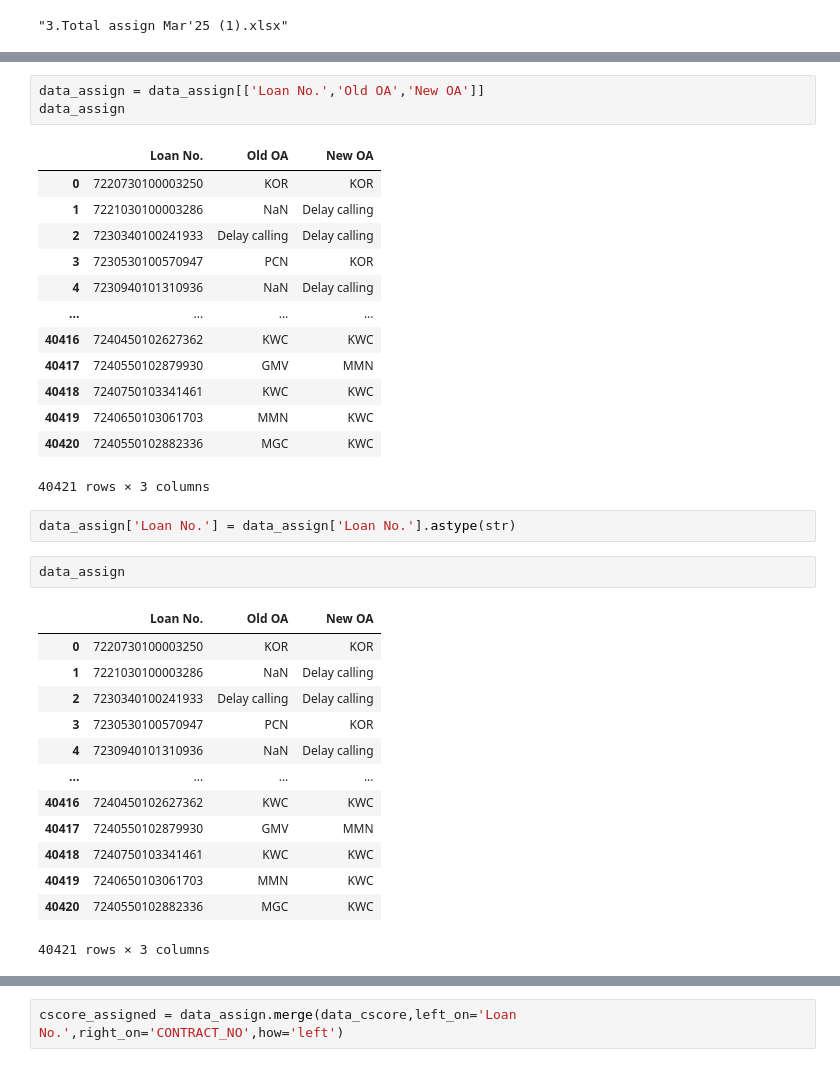
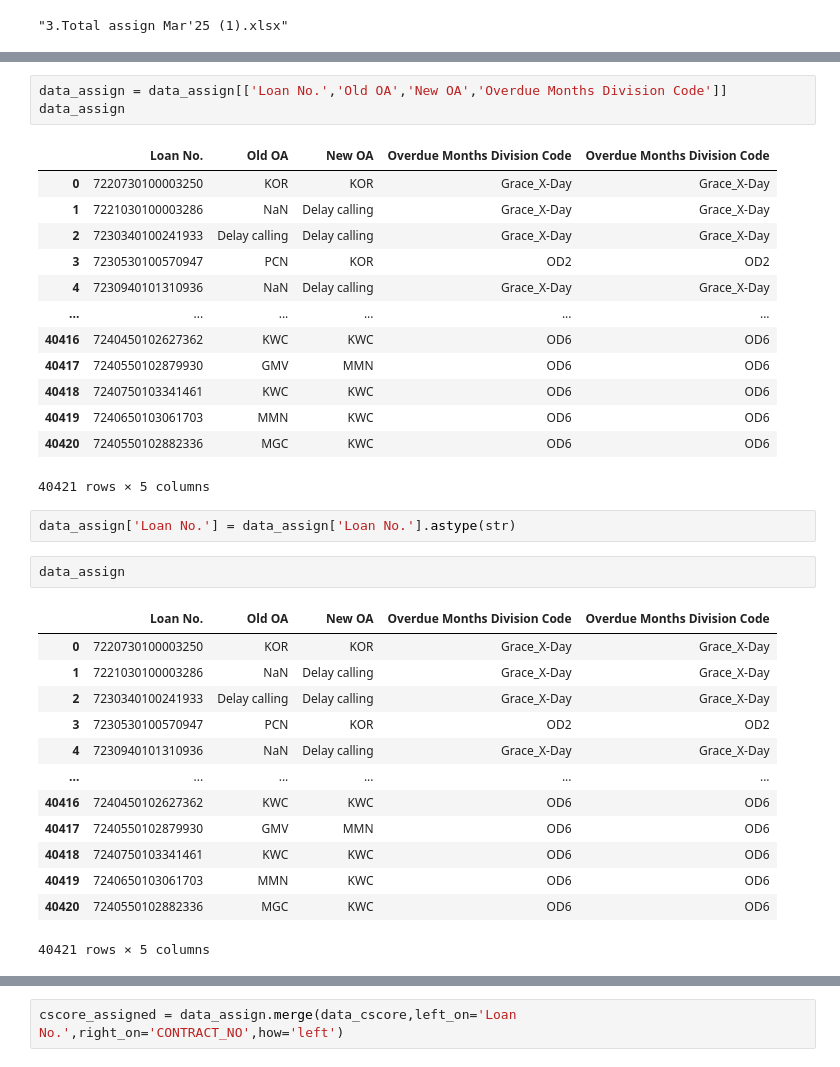
Before and after one commit to Sireetron/kbj_automation, a Jupyter notebook: Performance/cscore.ipynb, the cells around one changed output, grey strips where cells are left out. Saved outputs shown, nothing was run; the diff lists cells and outputs as text.

```diff
--- a/Performance/cscore.ipynb
+++ b/Performance/cscore.ipynb
@@ -556,38 +552,38 @@ file[0].split('\\')[1]
 # %%
-data_assign = data_assign[['Loan No.','Old OA','New OA']]
+data_assign = data_assign[['Loan No.','Old OA','New OA','Overdue Months Division Code']]
 data_assign
 # %% [output]
-|  | Loan No. | Old OA | New OA |
-| 0 | 7220730100003250 | KOR | KOR |
-| 1 | 7221030100003286 | NaN | Delay calling |
-| 2 | 7230340100241933 | Delay calling | Delay calling |
-| 3 | 7230530100570947 | PCN | KOR |
-| 4 | 7230940101310936 | NaN | Delay calling |
-| ... | ... | ... | ... |
-| 40416 | 7240450102627362 | KWC | KWC |
-| 40417 | 7240550102879930 | GMV | MMN |
-| 40418 | 7240750103341461 | KWC | KWC |
-| 40419 | 7240650103061703 | MMN | KWC |
-| 40420 | 7240550102882336 | MGC | KWC |
+|  | Loan No. | Old OA | New OA | Overdue Months Division Code | Overdue Months Division Code |
+| 0 | 7220730100003250 | KOR | KOR | Grace_X-Day | Grace_X-Day |
+| 1 | 7221030100003286 | NaN | Delay calling | Grace_X-Day | Grace_X-Day |
+| 2 | 7230340100241933 | Delay calling | Delay calling | Grace_X-Day | Grace_X-Day |
+| 3 | 7230530100570947 | PCN | KOR | OD2 | OD2 |
+| 4 | 7230940101310936 | NaN | Delay calling | Grace_X-Day | Grace_X-Day |
+| ... | ... | ... | ... | ... | ... |
+| 40416 | 7240450102627362 | KWC | KWC | OD6 | OD6 |
+| 40417 | 7240550102879930 | GMV | MMN | OD6 | OD6 |
+| 40418 | 7240750103341461 | KWC | KWC | OD6 | OD6 |
+| 40419 | 7240650103061703 | MMN | KWC | OD6 | OD6 |
+| 40420 | 7240550102882336 | MGC | KWC | OD6 | OD6 |
-40421 rows × 3 columns
+40421 rows × 5 columns
 # %%
 data_assign['Loan No.'] = data_assign['Loan No.'].astype(str)
 # %%
 data_assign
 # %% [output]
-|  | Loan No. | Old OA | New OA |
-| 0 | 7220730100003250 | KOR | KOR |
-| 1 | 7221030100003286 | NaN | Delay calling |
-| 2 | 7230340100241933 | Delay calling | Delay calling |
-| 3 | 7230530100570947 | PCN | KOR |
-| 4 | 7230940101310936 | NaN | Delay calling |
-| ... | ... | ... | ... |
-| 40416 | 7240450102627362 | KWC | KWC |
-| 40417 | 7240550102879930 | GMV | MMN |
-| 40418 | 7240750103341461 | KWC | KWC |
-| 40419 | 7240650103061703 | MMN | KWC |
-| 40420 | 7240550102882336 | MGC | KWC |
+|  | Loan No. | Old OA | New OA | Overdue Months Division Code | Overdue Months Division Code |
+| 0 | 7220730100003250 | KOR | KOR | Grace_X-Day | Grace_X-Day |
+| 1 | 7221030100003286 | NaN | Delay calling | Grace_X-Day | Grace_X-Day |
+| 2 | 7230340100241933 | Delay calling | Delay calling | Grace_X-Day | Grace_X-Day |
+| 3 | 7230530100570947 | PCN | KOR | OD2 | OD2 |
+| 4 | 7230940101310936 | NaN | Delay calling | Grace_X-Day | Grace_X-Day |
+| ... | ... | ... | ... | ... | ... |
+| 40416 | 7240450102627362 | KWC | KWC | OD6 | OD6 |
+| 40417 | 7240550102879930 | GMV | MMN | OD6 | OD6 |
+| 40418 | 7240750103341461 | KWC | KWC | OD6 | OD6 |
+| 40419 | 7240650103061703 | MMN | KWC | OD6 | OD6 |
+| 40420 | 7240550102882336 | MGC | KWC | OD6 | OD6 |
-40421 rows × 3 columns
+40421 rows × 5 columns
 # %%
 data_cscore
 # %% [output]
```
Also changed, not shown: parts of 32 cells of this notebook, 9 other files.
